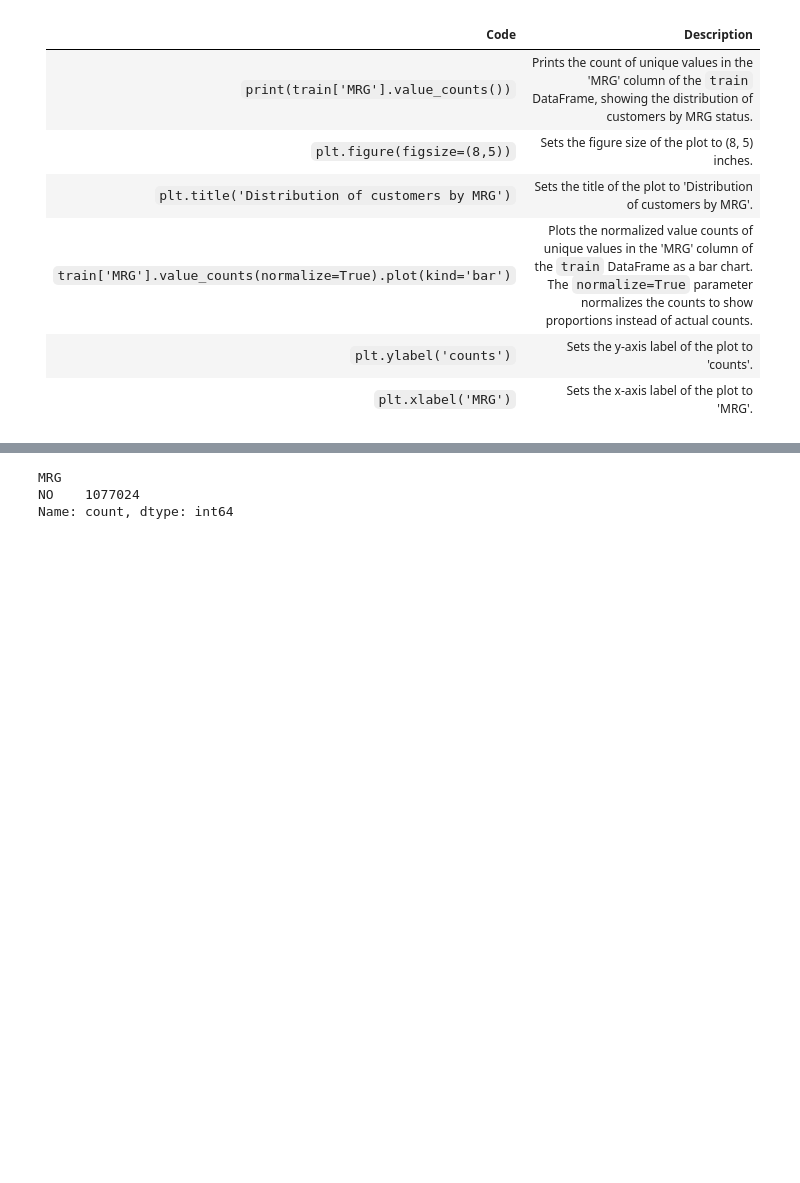
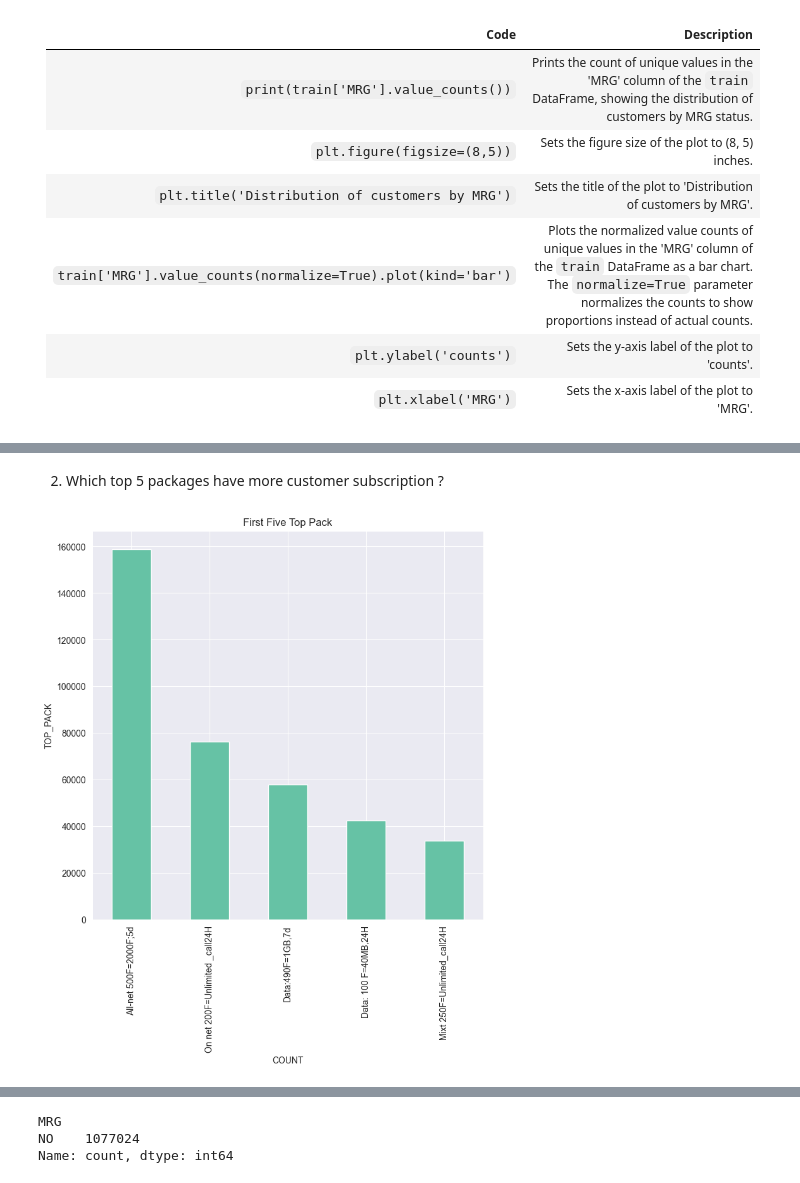
Before and after one commit to BrianBassey37/Azubi_Capstone, a Jupyter notebook: StarterNotebook.ipynb, the cells around one changed output, grey strips where cells are left out. Drawn from its saved outputs; the diff is of its cells as text; code cells hidden in the pictures; blank space fills up the shorter version.

```diff
--- a/StarterNotebook.ipynb
+++ b/StarterNotebook.ipynb
@@ -326,0 +388,15 @@ Text(0.5, 0, 'TENURE')
+# %% [markdown]
+2. Which top 5 packages have more customer subscription ?
+# %%
+first_five_top_pack = train['TOP_PACK'].value_counts().head(5)
+first_five_top_pack
+
+# Plotting a graph to show first five top pack
+
+first_five_top_pack.plot(kind='bar')
+plt.title('First Five Top Pack')
+plt.xlabel('COUNT')
+plt.ylabel('TOP_PACK')
+plt.show()
+# %% [output]
+[figure, added]
```
Also changed, not shown: parts of 8 cells of this notebook.
